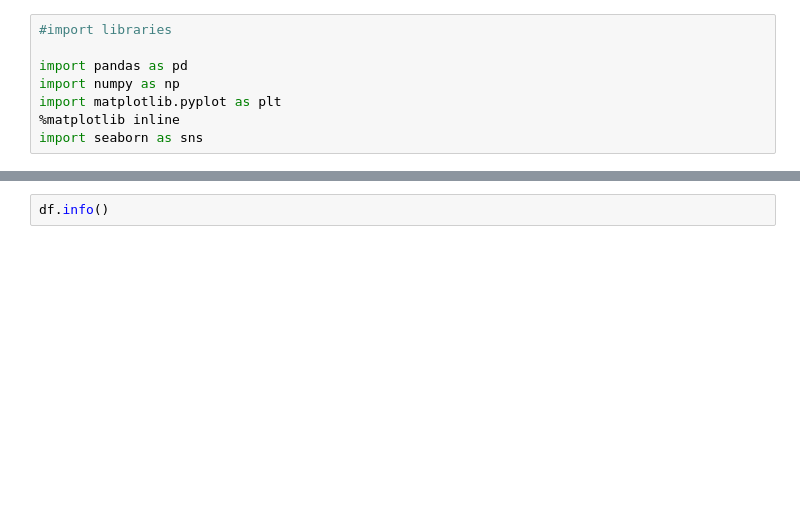
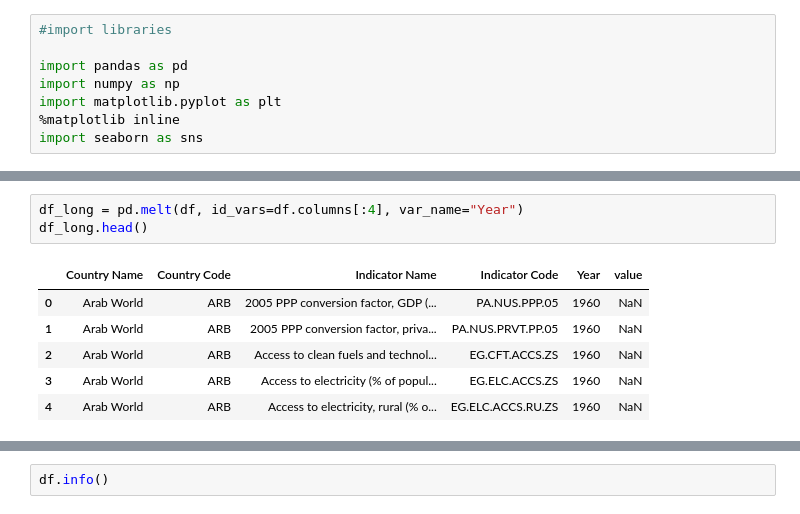
Before and after one commit to taramullin/Capstone, a Jupyter notebook: Capstone - Development Indicators.ipynb, the cells around one changed output, grey strips where cells are left out. Cells and saved outputs as stored; diff of their text form; blank space fills up the shorter version.

```diff
--- a/Capstone - Development Indicators.ipynb
+++ b/Capstone - Development Indicators.ipynb
@@ -22,3 +22,13 @@ df.head()
 | 3 | Arab World | ARB | Access to electricity (% of popul... | EG.ELC.ACCS.ZS | NaN | NaN | NaN | NaN | ... |
 | 4 | Arab World | ARB | Access to electricity, rural (% o... | EG.ELC.ACCS.RU.ZS | NaN | NaN | NaN | NaN | ... |
 5 rows × 63 columns
+# %%
+df_long = pd.melt(df, id_vars=df.columns[:4], var_name="Year")
+df_long.head()
+# %% [output]
+|  | Country Name | Country Code | Indicator Name | Indicator Code | Year | value |
+| 0 | Arab World | ARB | 2005 PPP conversion factor, GDP (... | PA.NUS.PPP.05 | 1960 | NaN |
+| 1 | Arab World | ARB | 2005 PPP conversion factor, priva... | PA.NUS.PRVT.PP.05 | 1960 | NaN |
+| 2 | Arab World | ARB | Access to clean fuels and technol... | EG.CFT.ACCS.ZS | 1960 | NaN |
+| 3 | Arab World | ARB | Access to electricity (% of popul... | EG.ELC.ACCS.ZS | 1960 | NaN |
+| 4 | Arab World | ARB | Access to electricity, rural (% o... | EG.ELC.ACCS.RU.ZS | 1960 | NaN |
```
Also changed, not shown: parts of 5 cells of this notebook.
